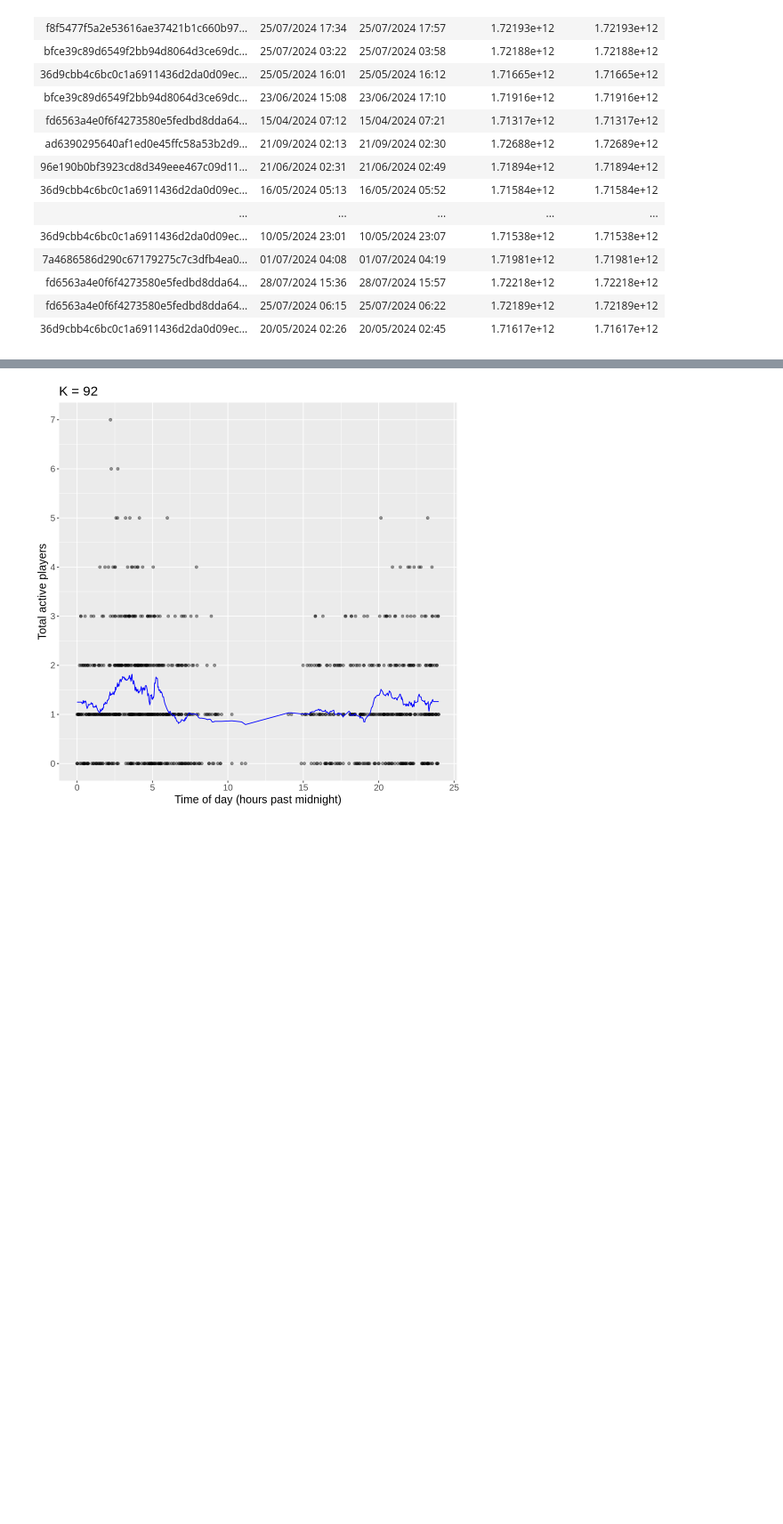
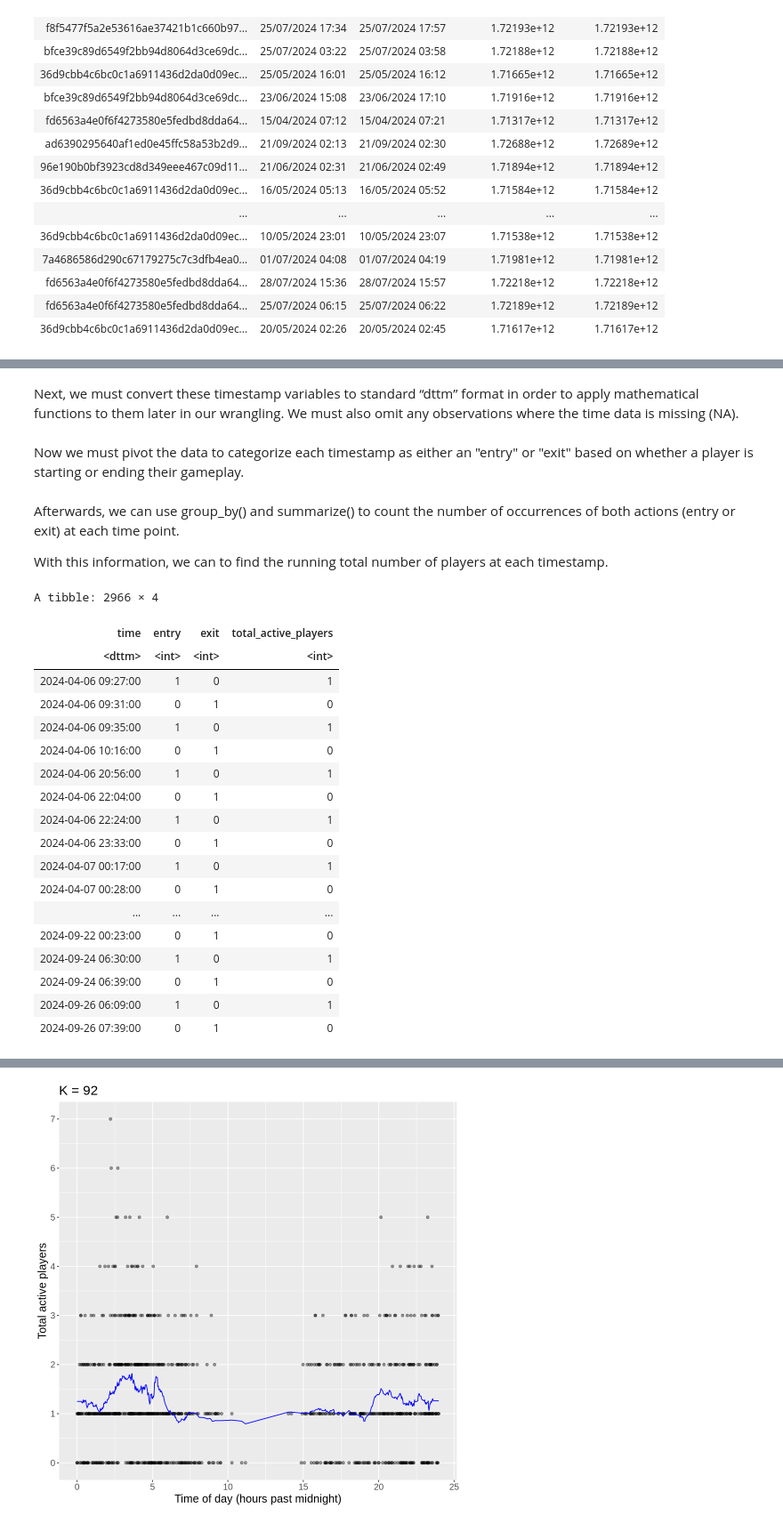
Before and after one commit to sprout-scout/Group-DSCI100-project, a Jupyter notebook: Group_Report.ipynb, the cells around one changed output, grey strips where cells are left out. Shown at 89% size. Drawn from its saved outputs; the diff is of its cells as text; code cells hidden in the pictures; blank space fills up the shorter version.

```diff
--- a/Group_Report.ipynb
+++ b/Group_Report.ipynb
@@ -138,0 +127,55 @@ A spec_tbl_df: 1535 × 5
+# %% [markdown]
+Next, we must convert these timestamp variables to standard “dttm” format in order to apply mathematical functions to them later in our wrangling. We must also omit any observations where the time data is missing (NA).
+# %%
+dttm_session_time <- session_time |>
+    mutate(start_time = as.POSIXct(start_time, format = "%d/%m/%Y %H:%M"),
+           end_time = as.POSIXct(end_time,format = "%d/%m/%Y %H:%M")) |>
+    drop_na(start_time, end_time)
+# %% [markdown]
+Now we must pivot the data to categorize each timestamp as either an "entry" or "exit" based on whether a player is starting or ending their gameplay.
+# %%
+player_actions <- dttm_session_time |>
+    pivot_longer(cols = c(start_time, end_time),
+                names_to = "action",
+                values_to = "time")
+# %% [markdown]
+Afterwards, we can use group_by() and summarize() to count the number of occurrences of both actions (entry or exit) at each time point.
+
+With this information, we can to find the running total number of players at each timestamp.
+# %%
+active_player_counts <- player_actions |>
+
+    mutate(action = case_when(
+              action == "start_time" ~ "entry",
+              action == "end_time" ~ "exit")) |>
+
+    group_by(time, action) |>
+    summarize(count = n(), .groups = "drop") |>
+
+    # Finding running total number of players at each timestamp
+    pivot_wider(names_from = action,
+                values_from = count,
+                values_fill = 0) |>
+    mutate(total_active_players = cumsum(entry) - cumsum(exit))
+
+active_player_counts
+# %% [output]
+A tibble: 2966 × 4
+| time | entry | exit | total_active_players |
+| <dttm> | <int> | <int> | <int> |
+| 2024-04-06 09:27:00 | 1 | 0 | 1 |
+| 2024-04-06 09:31:00 | 0 | 1 | 0 |
+| 2024-04-06 09:35:00 | 1 | 0 | 1 |
+| 2024-04-06 10:16:00 | 0 | 1 | 0 |
+| 2024-04-06 20:56:00 | 1 | 0 | 1 |
+| 2024-04-06 22:04:00 | 0 | 1 | 0 |
+| 2024-04-06 22:24:00 | 1 | 0 | 1 |
+| 2024-04-06 23:33:00 | 0 | 1 | 0 |
+| 2024-04-07 00:17:00 | 1 | 0 | 1 |
+| 2024-04-07 00:28:00 | 0 | 1 | 0 |
+| ... | ... | ... | ... |
+| 2024-09-22 00:23:00 | 0 | 1 | 0 |
+| 2024-09-24 06:30:00 | 1 | 0 | 1 |
+| 2024-09-24 06:39:00 | 0 | 1 | 0 |
+| 2024-09-26 06:09:00 | 1 | 0 | 1 |
+| 2024-09-26 07:39:00 | 0 | 1 | 0 |
```
Also changed, not shown: parts of 12 cells of this notebook.
